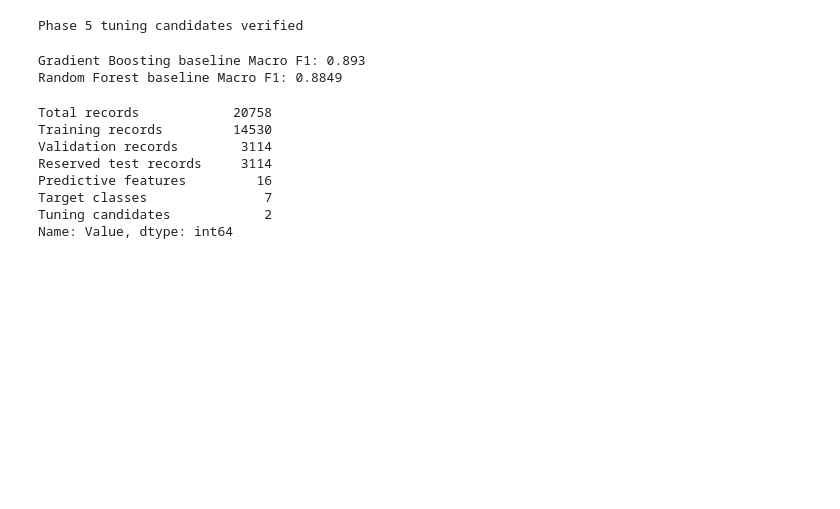
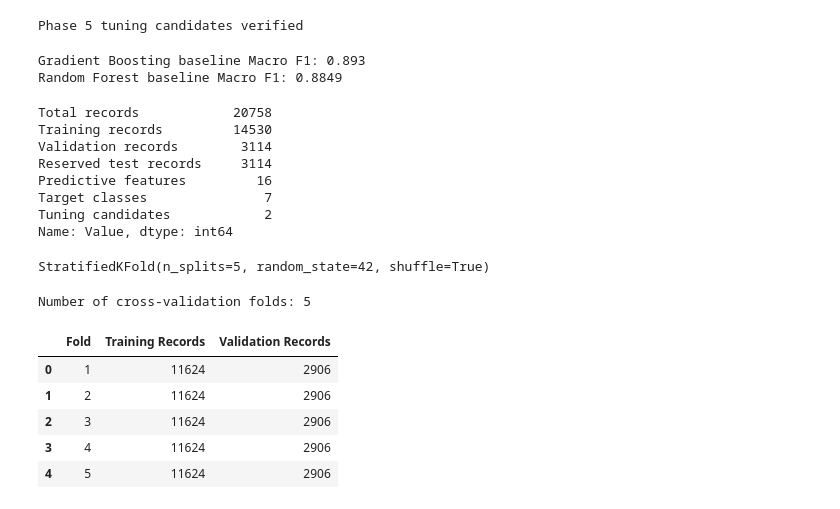
Before and after one commit to SMCodeX7/Obesity-Risk-Intelligence-System, a Jupyter notebook: notebooks/05_model_tuning.ipynb, the cells around one changed output. Cells and saved outputs as stored; diff of their text form; code cells hidden in the pictures; blank space fills up the shorter version.

```diff
--- a/notebooks/05_model_tuning.ipynb
+++ b/notebooks/05_model_tuning.ipynb
@@ -545,3 +549,66 @@ assert set(
     "Gradient Boosting",
     "Random Forest",
 }
+# %%
+N_CV_SPLITS = 5
+
+cross_validation = StratifiedKFold(
+    n_splits=N_CV_SPLITS,
+    shuffle=True,
+    random_state=RANDOM_STATE,
+)
+
+cross_validation
+# %% [output]
+StratifiedKFold(n_splits=5, random_state=42, shuffle=True)
+# %%
+number_of_cv_splits = (
+    cross_validation.get_n_splits(
+        X_train,
+        y_train,
+    )
+)
+
+print(
+    "Number of cross-validation folds:",
+    number_of_cv_splits,
+)
+# %% [output]
+Number of cross-validation folds: 5
+# %%
+cv_fold_summary = []
+
+for fold_number, (
+    fold_train_indices,
+    fold_validation_indices,
+) in enumerate(
+    cross_validation.split(
+        X_train,
+        y_train,
+    ),
+    start=1,
+):
+    cv_fold_summary.append(
+        {
+            "Fold": fold_number,
+            "Training Records": len(
+                fold_train_indices
+            ),
+            "Validation Records": len(
+                fold_validation_indices
+            ),
+        }
+    )
+
+cv_fold_summary_df = pd.DataFrame(
+    cv_fold_summary
+)
+
+cv_fold_summary_df
+# %% [output]
+|  | Fold | Training Records | Validation Records |
+| 0 | 1 | 11624 | 2906 |
+| 1 | 2 | 11624 | 2906 |
+| 2 | 3 | 11624 | 2906 |
+| 3 | 4 | 11624 | 2906 |
+| 4 | 5 | 11624 | 2906 |
```
Also changed, not shown: parts of 8 cells of this notebook.
